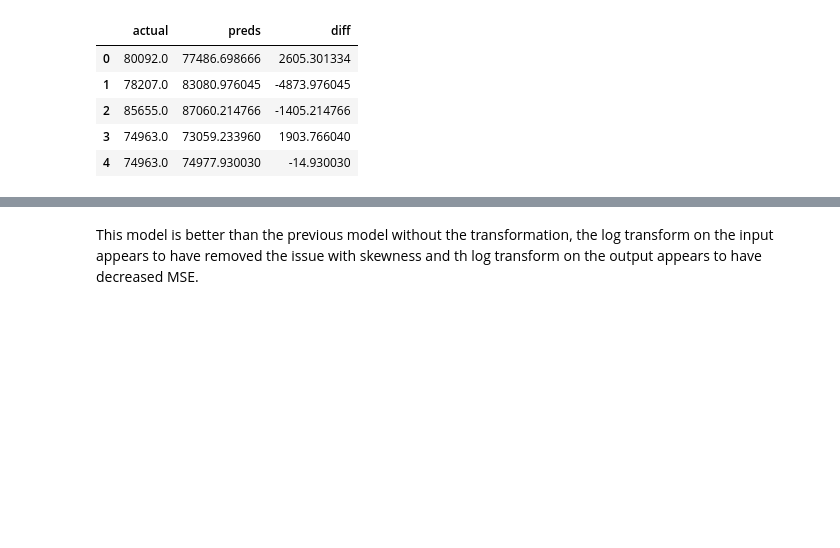
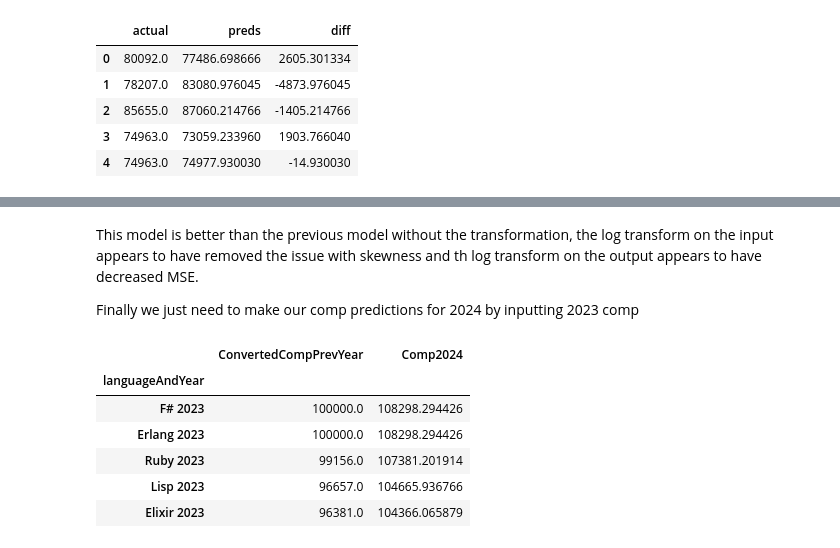
Before and after one commit to Duella12345/stack-overflow-pay, a Jupyter notebook: PredictPayLanguagesStats.ipynb, the cells around one changed output, grey strips where cells are left out. Cells and saved outputs as stored; diff of their text form; code cells hidden in the pictures; blank space fills up the shorter version.

Commit message:
add additional comments and adjust to change all languages to match throughout analysis

```diff
--- a/PredictPayLanguagesStats.ipynb
+++ b/PredictPayLanguagesStats.ipynb
@@ -119,11 +120,12 @@ print(df_pay)
 # %%
 # get percentage languages used
 # drop nas split into list and explode into rows
-language_count_dev_23 = developers_23.LanguageHaveWorkedWith.dropna(axis=0, how='any').explode().replace({'Bash/Shell (all shells)': 'Bash/Shell/PowerShell', 'PowerShell': 'Bash/Shell/PowerShell'})
-language_count_dev_22 = developers_22.LanguageHaveWorkedWith.dropna(axis=0, how='any').explode().replace({'Bash/Shell': 'Bash/Shell/PowerShell', 'PowerShell': 'Bash/Shell/PowerShell'})
-language_count_dev_21 = developers_21.LanguageHaveWorkedWith.dropna(axis=0, how='any').explode().replace({'Bash/Shell': 'Bash/Shell/PowerShell', 'PowerShell': 'Bash/Shell/PowerShell'})
-language_count_dev_20 = developers_20.LanguageWorkedWith.dropna(axis=0, how='any').explode()
-language_count_dev_19 = developers_19.LanguageWorkedWith.dropna(axis=0, how='any').explode()
+language_count_dev_23 = developers_23.LanguageHaveWorkedWith.dropna(axis=0, how='any').explode().replace({'Bash/Shell (all shells)': 'Bash/Shell/PowerShell', 'LISP' : 'Lisp', 'Bash/Shell': 'Bash/Shell/PowerShell', 'PowerShell': 'Bash/Shell/PowerShell'})
+language_count_dev_22 = developers_22.LanguageHaveWorkedWith.dropna(axis=0, how='any').explode().replace({'Bash/Shell (all shells)': 'Bash/Shell/PowerShell', 'LISP' : 'Lisp', 'Bash/Shell': 'Bash/Shell/PowerShell', 'PowerShell': 'Bash/Shell/PowerShell'})
+language_count_dev_21 = developers_21.LanguageHaveWorkedWith.dropna(axis=0, how='any').explode().replace({'Bash/Shell (all shells)': 'Bash/Shell/PowerShell', 'LISP' : 'Lisp', 'Bash/Shell': 'Bash/Shell/PowerShell', 'PowerShell': 'Bash/Shell/PowerShell'})
+language_count_dev_20 = developers_20.LanguageWorkedWith.dropna(axis=0, how='any').explode().replace({'Bash/Shell (all shells)': 'Bash/Shell/PowerShell', 'LISP' : 'Lisp', 'Bash/Shell': 'Bash/Shell/PowerShell', 'PowerShell': 'Bash/Shell/PowerShell'})
+language_count_dev_19 = developers_19.LanguageWorkedWith.dropna(axis=0, how='any').explode().replace({'Bash/Shell (all shells)': 'Bash/Shell/PowerShell', 'LISP' : 'Lisp', 'Bash/Shell': 'Bash/Shell/PowerShell', 'PowerShell': 'Bash/Shell/PowerShell'})
+
 #count values
 language_count_dev_23 = (language_count_dev_23.value_counts()  / developers_23.LanguageHaveWorkedWith.dropna(axis=0, how='any').shape[0]).reset_index()
 language_count_dev_22 = (language_count_dev_22.value_counts()  / developers_22.LanguageHaveWorkedWith.dropna(axis=0, how='any').shape[0]).reset_index()
@@ -131,10 +133,14 @@ language_count_dev_21 = (language_count_dev_21.value_counts()  / developers_21.L
 language_count_dev_20 = (language_count_dev_20.value_counts()  / developers_20.LanguageWorkedWith.dropna(axis=0, how='any').shape[0]).reset_index().rename(columns={'LanguageWorkedWith': 'LanguageHaveWorkedWith'})
 language_count_dev_19 = (language_count_dev_19.value_counts()  / developers_19.LanguageWorkedWith.dropna(axis=0, how='any').shape[0]).reset_index().rename(columns={'LanguageWorkedWith': 'LanguageHaveWorkedWith'})
 
+#combine all percentage languages used for each year into one df
 df_language_count_dev = combine_df([language_count_dev_23, language_count_dev_22, language_count_dev_21, language_count_dev_20, language_count_dev_19],
                 [2023, 2022, 2021, 2020, 2019]).rename(columns={'LanguageHaveWorkedWith': 'language', 'count': 'LanguageHaveWorkedWithProp'})
+
+# create additional column that shows language and year
 df_language_count_dev['languageAndYear'] = df_language_count_dev['language'] + " " + df_language_count_dev['year'].astype(str)
 
+# create additional column that shows previous years percentage languages used
 df_language_count_dev['LanguageHaveWorkedWithPropPrevYear'] = previous_year(df_language_count_dev, "LanguageHaveWorkedWithProp")
 df_language_count_dev = df_language_count_dev.drop(['language','year'], axis=1)
 print(df_language_count_dev)
@@ -505,2 +523,26 @@ plt.ylabel('actual');
 # %% [markdown]
 This model is better than the previous model without the transformation, the log transform on the input appears to have removed the issue with skewness and th log transform on the output appears to have decreased MSE.
+
+Finally we just need to make our comp predictions for 2024 by inputting 2023 comp
+# %%
+#filter out the 2023 data and change the column to ensure the model will process the 2023 data
+df = df_temp[df_temp.year == 2023][['ConvertedCompYearly']].rename(columns=({'ConvertedCompYearly': 'ConvertedCompPrevYear'}))
+
+X_2024 =np.log(df)
+
+y_2024_preds = lm_model.predict(X_2024)
+y_2024_preds = np.exp(y_2024_preds)
+
+# add predictions to the df
+df["Comp2024"] = y_2024_preds
+
+#sort values to get the top 5 best paying languages for next year (excluding those without a salary last year)
+df.sort_values(by=["Comp2024"], ascending=False).head()
+# %% [output]
+|  | ConvertedCompPrevYear | Comp2024 |
+| languageAndYear |  |  |
+| F# 2023 | 100000.0 | 108298.294426 |
+| Erlang 2023 | 100000.0 | 108298.294426 |
+| Ruby 2023 | 99156.0 | 107381.201914 |
+| Lisp 2023 | 96657.0 | 104665.936766 |
+| Elixir 2023 | 96381.0 | 104366.065879 |
```
Also changed, not shown: parts of 25 cells of this notebook.
